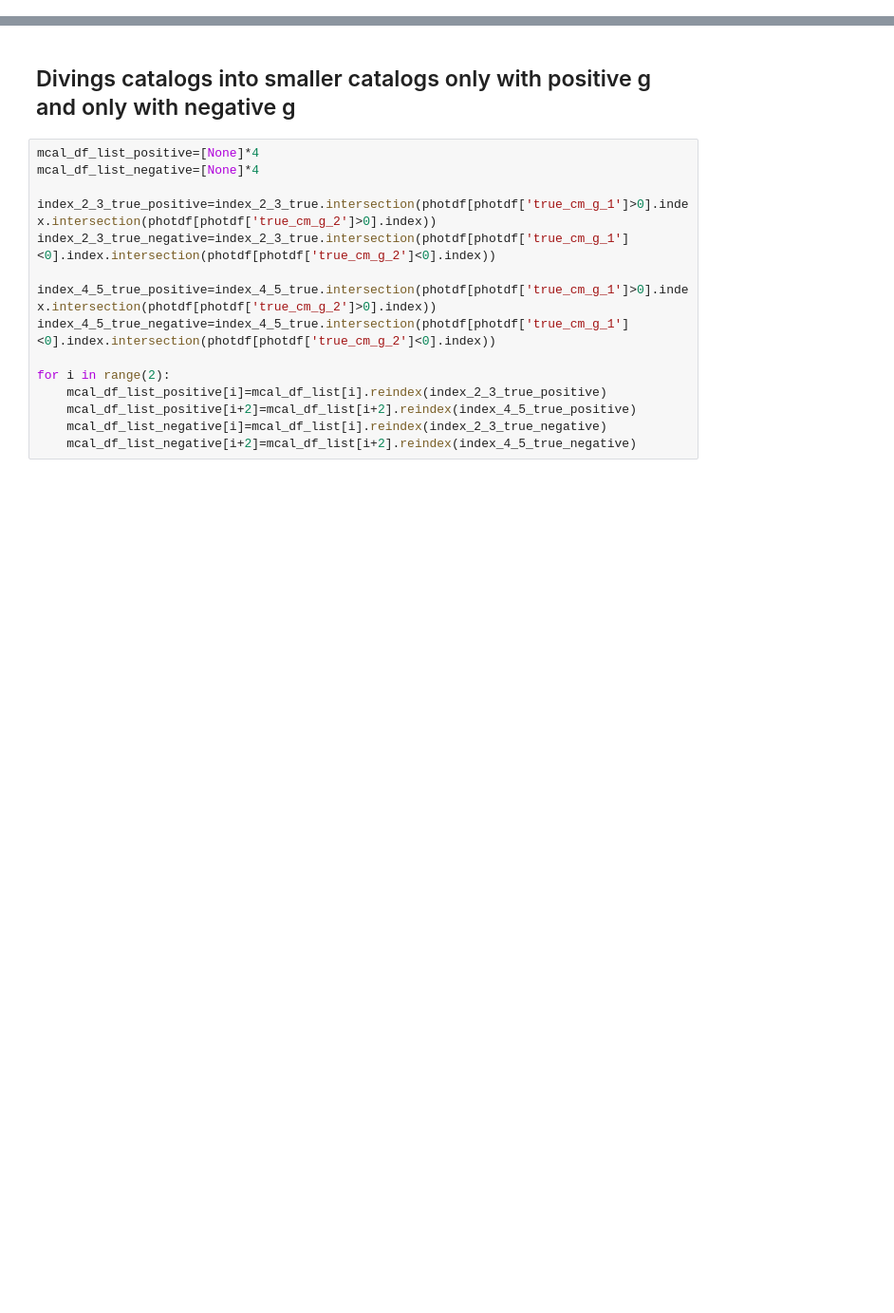
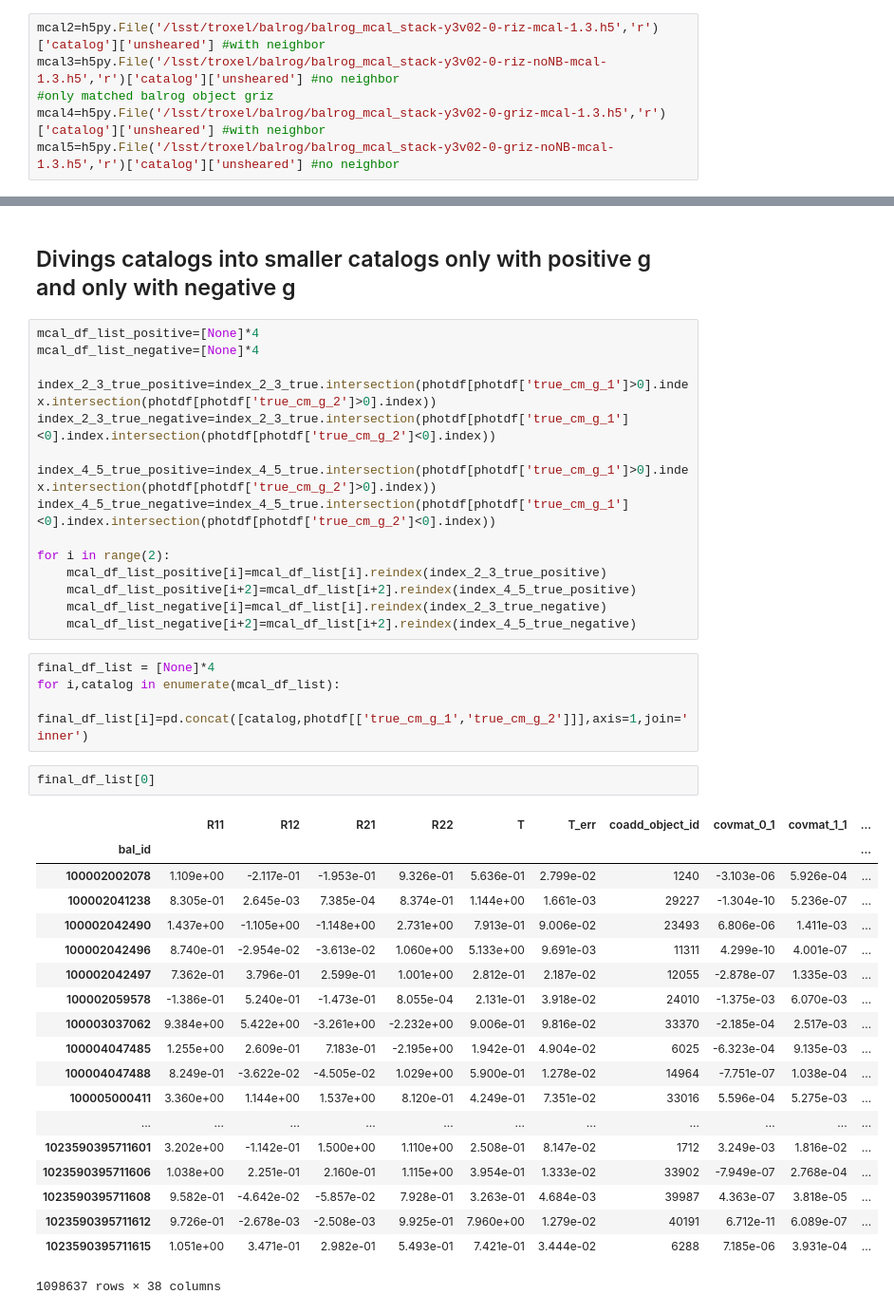
Before and after one commit to aa-12323/balrog_mcal, a Jupyter notebook: lib/load_data.ipynb, the cells around one changed output, grey strips where cells are left out. Shown at 95% size. Cells and saved outputs as stored; diff of their text form; blank space fills up the shorter version.

```diff
--- a/lib/load_data.ipynb
+++ b/lib/load_data.ipynb
@@ -20,3 +20,9 @@ pd.set_option('display.float_format', lambda x: '%.3e' % x)
 np.set_printoptions(formatter={'all':lambda x: '%.3e'% x})
 # %% [markdown]
 ## Functions to load data
+# %%
+mcal2=h5py.File('/lsst/troxel/balrog/balrog_mcal_stack-y3v02-0-riz-mcal-1.3.h5','r')['catalog']['unsheared'] #with neighbor
+mcal3=h5py.File('/lsst/troxel/balrog/balrog_mcal_stack-y3v02-0-riz-noNB-mcal-1.3.h5','r')['catalog']['unsheared'] #no neighbor
+#only matched balrog object griz
+mcal4=h5py.File('/lsst/troxel/balrog/balrog_mcal_stack-y3v02-0-griz-mcal-1.3.h5','r')['catalog']['unsheared'] #with neighbor
+mcal5=h5py.File('/lsst/troxel/balrog/balrog_mcal_stack-y3v02-0-griz-noNB-mcal-1.3.h5','r')['catalog']['unsheared'] #no neighbor
@@ -167,3 +198,29 @@ for i in range(2):
     mcal_df_list_positive[i+2]=mcal_df_list[i+2].reindex(index_4_5_true_positive)
     mcal_df_list_negative[i]=mcal_df_list[i].reindex(index_2_3_true_negative)
     mcal_df_list_negative[i+2]=mcal_df_list[i+2].reindex(index_4_5_true_negative)
+# %%
+final_df_list = [None]*4
+for i,catalog in enumerate(mcal_df_list):
+    final_df_list[i]=pd.concat([catalog,photdf[['true_cm_g_1','true_cm_g_2']]],axis=1,join='inner')
+# %%
+final_df_list[0]
+# %% [output]
+|  | R11 | R12 | R21 | R22 | T | T_err | coadd_object_id | covmat_0_1 | covmat_1_1 | ... |
+| bal_id |  |  |  |  |  |  |  |  |  | ... |
+| 100002002078 | 1.109e+00 | -2.117e-01 | -1.953e-01 | 9.326e-01 | 5.636e-01 | 2.799e-02 | 1240 | -3.103e-06 | 5.926e-04 | ... |
+| 100002041238 | 8.305e-01 | 2.645e-03 | 7.385e-04 | 8.374e-01 | 1.144e+00 | 1.661e-03 | 29227 | -1.304e-10 | 5.236e-07 | ... |
+| 100002042490 | 1.437e+00 | -1.105e+00 | -1.148e+00 | 2.731e+00 | 7.913e-01 | 9.006e-02 | 23493 | 6.806e-06 | 1.411e-03 | ... |
+| 100002042496 | 8.740e-01 | -2.954e-02 | -3.613e-02 | 1.060e+00 | 5.133e+00 | 9.691e-03 | 11311 | 4.299e-10 | 4.001e-07 | ... |
+| 100002042497 | 7.362e-01 | 3.796e-01 | 2.599e-01 | 1.001e+00 | 2.812e-01 | 2.187e-02 | 12055 | -2.878e-07 | 1.335e-03 | ... |
+| 100002059578 | -1.386e-01 | 5.240e-01 | -1.473e-01 | 8.055e-04 | 2.131e-01 | 3.918e-02 | 24010 | -1.375e-03 | 6.070e-03 | ... |
+| 100003037062 | 9.384e+00 | 5.422e+00 | -3.261e+00 | -2.232e+00 | 9.006e-01 | 9.816e-02 | 33370 | -2.185e-04 | 2.517e-03 | ... |
+| 100004047485 | 1.255e+00 | 2.609e-01 | 7.183e-01 | -2.195e+00 | 1.942e-01 | 4.904e-02 | 6025 | -6.323e-04 | 9.135e-03 | ... |
+| 100004047488 | 8.249e-01 | -3.622e-02 | -4.505e-02 | 1.029e+00 | 5.900e-01 | 1.278e-02 | 14964 | -7.751e-07 | 1.038e-04 | ... |
+| 100005000411 | 3.360e+00 | 1.144e+00 | 1.537e+00 | 8.120e-01 | 4.249e-01 | 7.351e-02 | 33016 | 5.596e-04 | 5.275e-03 | ... |
+| ... | ... | ... | ... | ... | ... | ... | ... | ... | ... | ... |
+| 1023590395711601 | 3.202e+00 | -1.142e-01 | 1.500e+00 | 1.110e+00 | 2.508e-01 | 8.147e-02 | 1712 | 3.249e-03 | 1.816e-02 | ... |
+| 1023590395711606 | 1.038e+00 | 2.251e-01 | 2.160e-01 | 1.115e+00 | 3.954e-01 | 1.333e-02 | 33902 | -7.949e-07 | 2.768e-04 | ... |
+| 1023590395711608 | 9.582e-01 | -4.642e-02 | -5.857e-02 | 7.928e-01 | 3.263e-01 | 4.684e-03 | 39987 | 4.363e-07 | 3.818e-05 | ... |
+| 1023590395711612 | 9.726e-01 | -2.678e-03 | -2.508e-03 | 9.925e-01 | 7.960e+00 | 1.279e-02 | 40191 | 6.712e-11 | 6.089e-07 | ... |
+| 1023590395711615 | 1.051e+00 | 3.471e-01 | 2.982e-01 | 5.493e-01 | 7.421e-01 | 3.444e-02 | 6288 | 7.185e-06 | 3.931e-04 | ... |
+1098637 rows × 38 columns
```
Also changed, not shown: parts of 5 cells of this notebook, 1 other file.
